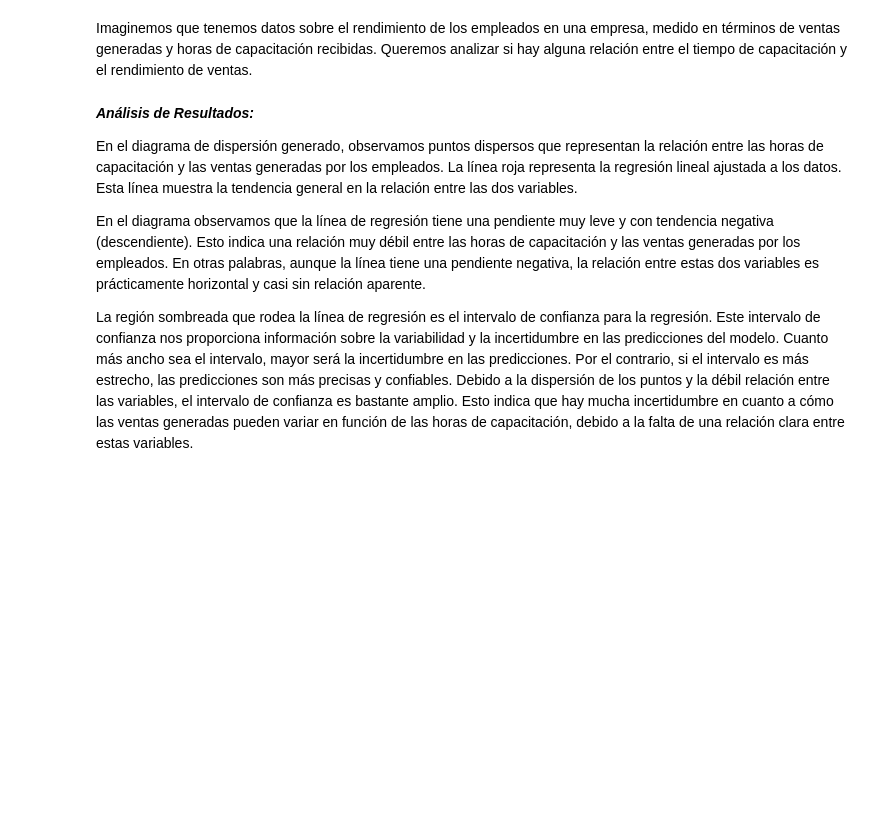
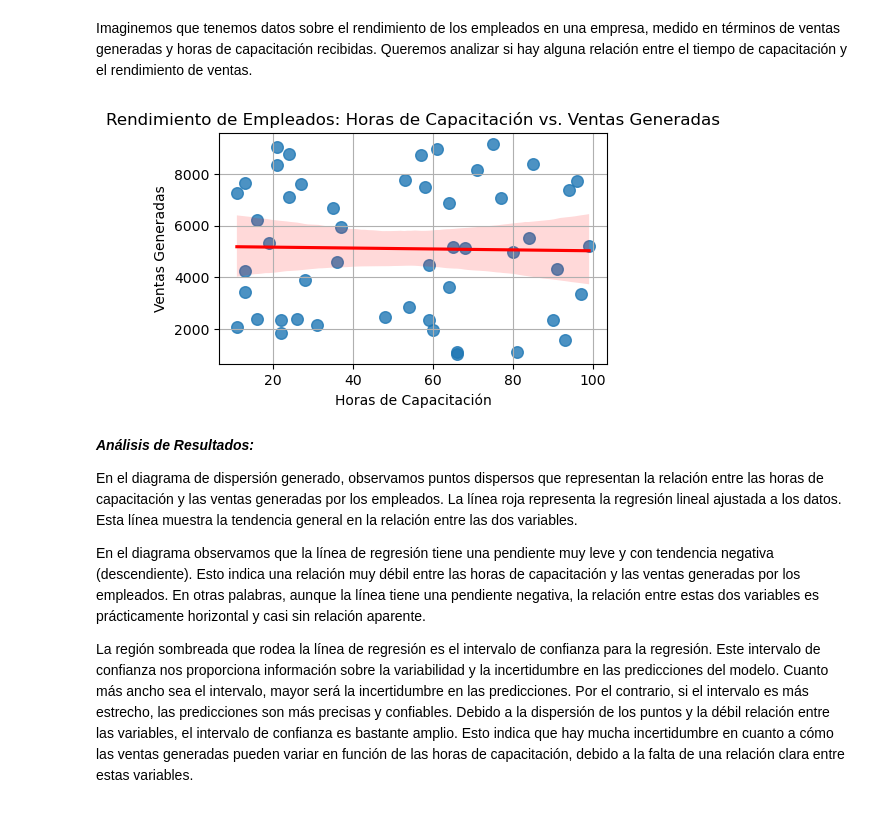
Before and after one commit to carlosalvarezh/Analitica_Datos, a Jupyter notebook: C03_Modelos_Prediccion_Pronostico.ipynb, the cells around one changed output. Drawn from its saved outputs; the diff is of its cells as text; code cells hidden in the pictures; blank space fills up the shorter version.

```diff
--- a/C03_Modelos_Prediccion_Pronostico.ipynb
+++ b/C03_Modelos_Prediccion_Pronostico.ipynb
@@ -79,30 +86,32 @@ Imaginemos que tenemos datos sobre el rendimiento de los empleados en una empres
 # %%
 import numpy as np
 import pandas as pd
 import matplotlib.pyplot as plt
 import seaborn as sns
 
 # Establecer la semilla para reproducibilidad
 np.random.seed(123)
 
 # Generar datos de ejemplo
 num_empleados = 50
 ventas_generadas = np.random.randint(1000, 10000, size=num_empleados)
 horas_capacitacion = np.random.randint(10, 100, size=num_empleados)
 
 # Crear un DataFrame
 employee_data = pd.DataFrame({'Ventas Generadas': ventas_generadas, 'Horas de Capacitación': horas_capacitacion})
 
 # Crear el diagrama de dispersión con regresión lineal y intervalo de confianza
-plt.figure(figsize=(10, 6))
+plt.figure(figsize=(5, 3))
 sns.regplot(data=employee_data, x='Horas de Capacitación', y='Ventas Generadas', scatter_kws={'s': 70}, line_kws={'color': 'red'})
 plt.title('Rendimiento de Empleados: Horas de Capacitación vs. Ventas Generadas')
 plt.xlabel('Horas de Capacitación')
 plt.ylabel('Ventas Generadas')
 
 # Mostrar el diagrama de dispersión con la línea de regresión y el intervalo de confianza
 plt.grid(True)
 plt.show()
+# %% [output]
+[figure, added]
 # %% [markdown]
 ***Análisis de Resultados:***
 
```
Also changed, not shown: parts of 167 cells of this notebook, 2 other files.
